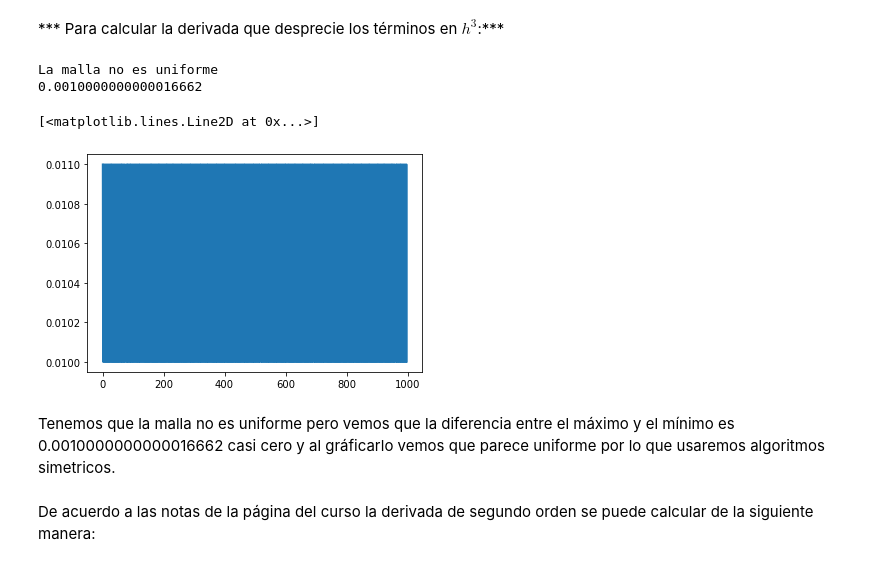
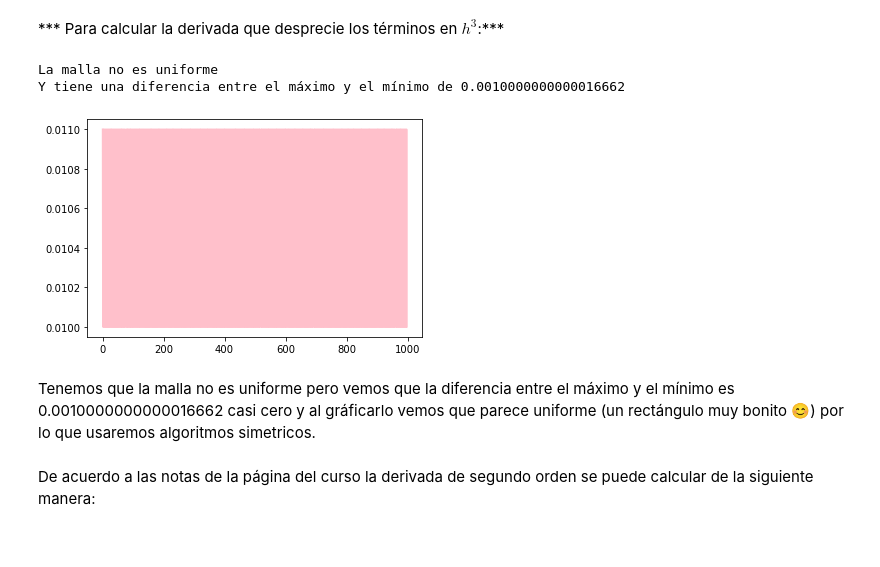
Before and after one commit to Sandiihers/Tareas-de-Fisica-Computacional, a Jupyter notebook: Examen 1-Hernández Ramos Sandra Python .ipynb, the cells around one changed output. Cells and saved outputs as stored; diff of their text form; code cells hidden in the pictures.

```diff
--- a/Examen 1-Hernández Ramos Sandra Python .ipynb
+++ b/Examen 1-Hernández Ramos Sandra Python .ipynb
@@ -221,28 +231,28 @@ show()
 # %%
 #Definimos un arreglo que llenaremos de la diferencia del tiempo entre dos puntos contiguos
 malla=np.zeros(len(datos[:,0])-1)
-tiempo=datos[:,0]
+t=datos[:,0]
 #Definimos un ciclo for para obtener las diferencia entre puntos
 for i in range (len(datos[:,0])-1):
-    malla[i]=tiempo[i+1]-tiempo[i]
+    malla[i]=t[i+1]-t[i]
 #Obtenemos la diferencia entre el espacio más grande entre puntos y el más pequeño
 a=max(malla)
 b=min(malla)
 if a == b:
     print("La malla es uniforme")
 elif a < b:
     print("La malla no es uniforme")
 elif a > b:
     print("La malla no es uniforme")
-print(a-b)
-plot(malla)
+print("Y tiene una diferencia entre el máximo y el mínimo de", a-b)
+plot(malla, color='pink')
+show()
 # %% [output]
 La malla no es uniforme
-0.0010000000000016662
+Y tiene una diferencia entre el máximo y el mínimo de 0.0010000000000016662
-[<matplotlib.lines.Line2D at 0x...>]
-[figure, old version]
+[figure, new version]
 # %% [markdown]
-Tenemos que la malla no es uniforme pero vemos que la diferencia entre el máximo y el mínimo es 0.0010000000000016662 casi cero y al gráficarlo vemos que parece uniforme por lo que usaremos algoritmos simetricos.
+Tenemos que la malla no es uniforme pero vemos que la diferencia entre el máximo y el mínimo es 0.0010000000000016662 casi cero y al gráficarlo vemos que parece uniforme (un rectángulo muy bonito 😊) por lo que usaremos algoritmos simetricos.
 # %% [markdown]
 De acuerdo a las notas de la página del curso la derivada de segundo orden se puede calcular de la siguiente manera:
 # %% [markdown]
```
Also changed, not shown: parts of 24 cells of this notebook.
